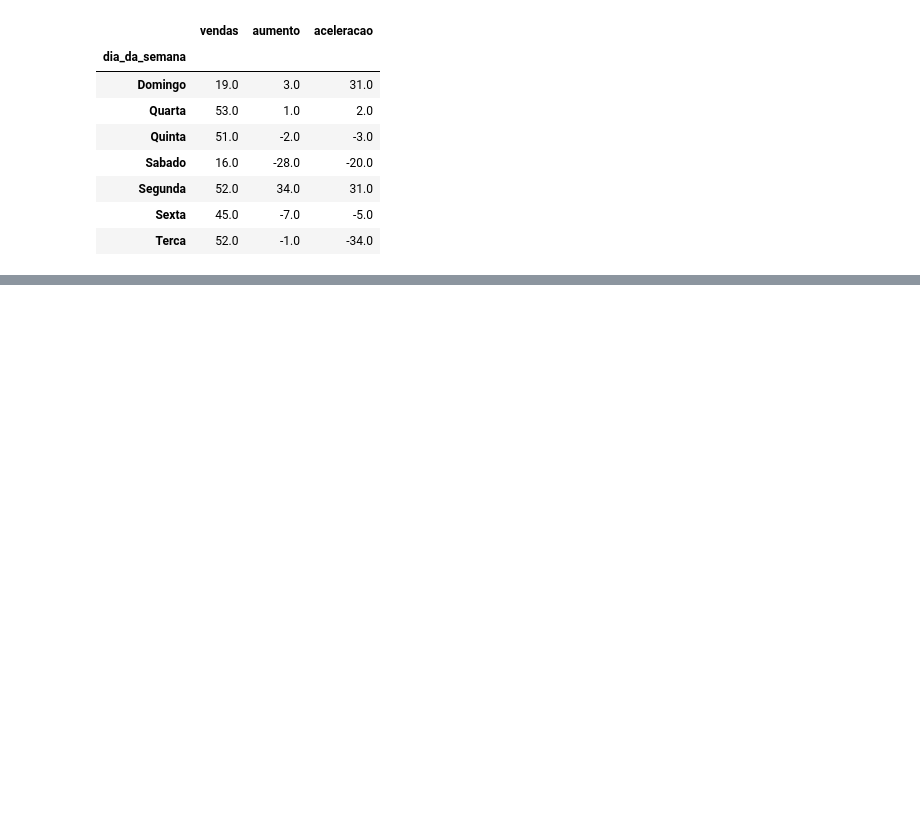
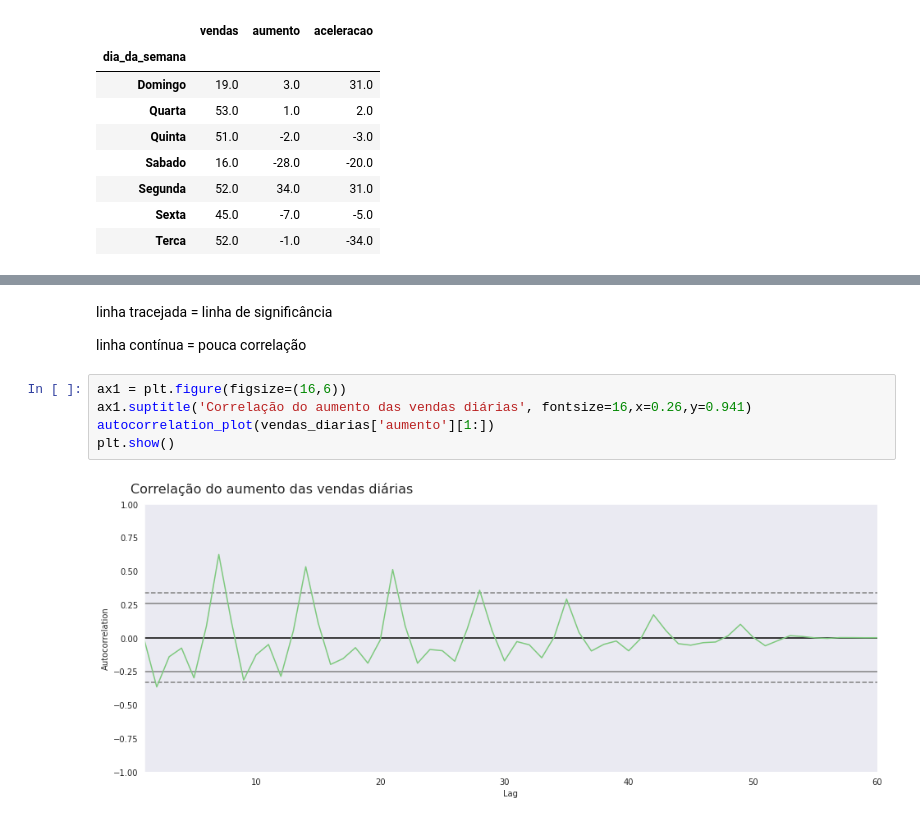
Before and after one commit to King-Bowie/TimeSeries, a Jupyter notebook: TimeSeries.ipynb, the cells around one changed output, grey strips where cells are left out. Saved outputs shown, nothing was run; the diff lists cells and outputs as text; blank space fills up the shorter version.

```diff
--- a/TimeSeries.ipynb
+++ b/TimeSeries.ipynb
@@ -380,0 +390,11 @@ vendas_agrupadas
+# %% [markdown]
+linha tracejada = linha de significância
+
+linha contínua = pouca correlação
+# %%
+ax1 = plt.figure(figsize=(16,6))
+ax1.suptitle('Correlação do aumento das vendas diárias', fontsize=16,x=0.26,y=0.941)
+autocorrelation_plot(vendas_diarias['aumento'][1:])
+plt.show()
+# %% [output]
+[figure, added]
```
Also changed, not shown: parts of 10 cells of this notebook.
